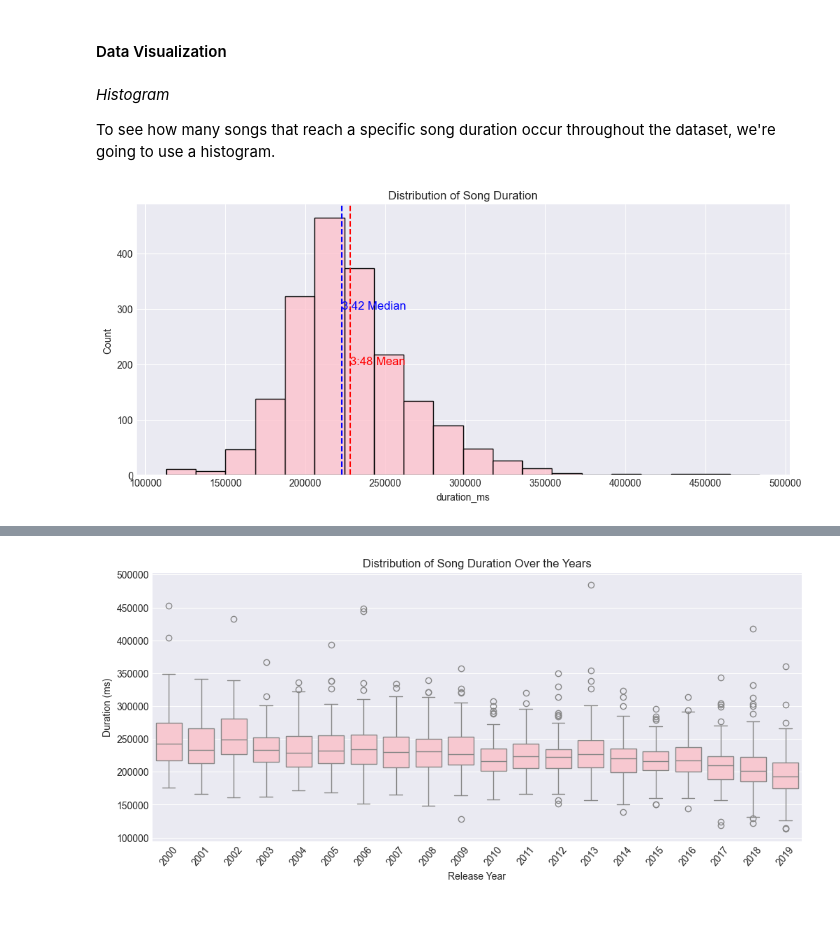
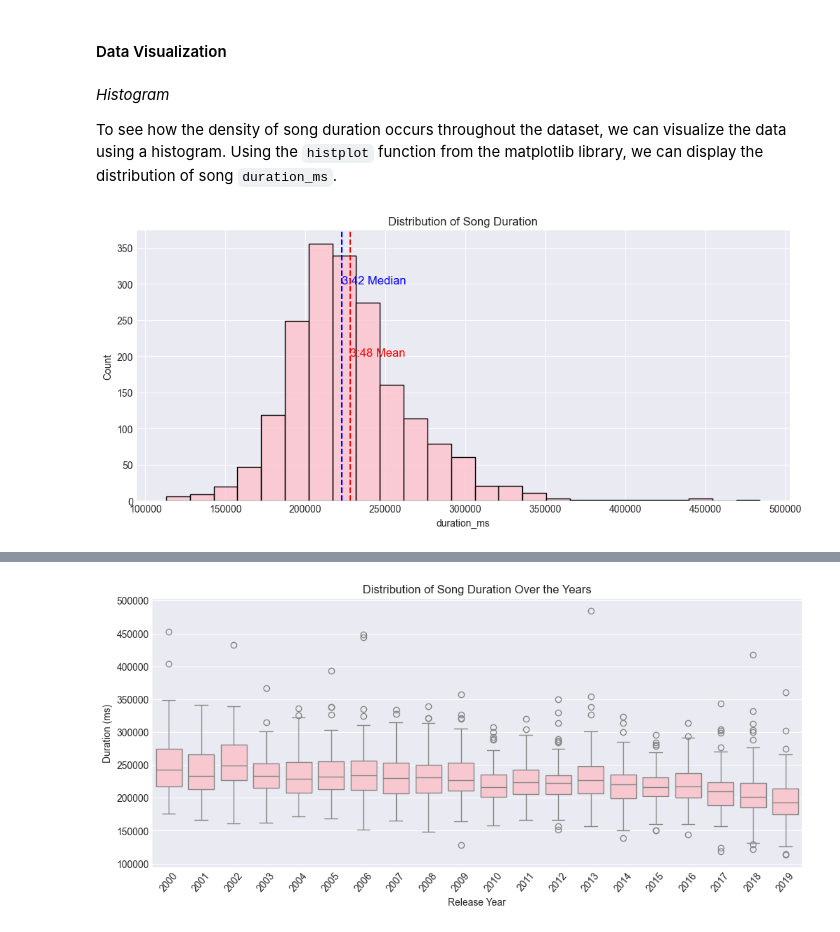
Before and after one commit to angelocguerra/csmodel-casestudy, a Jupyter notebook: MCO1.ipynb, the cells around one changed output, grey strips where cells are left out. Drawn from its saved outputs; the diff is of its cells as text; code cells hidden in the pictures.

```diff
--- a/MCO1.ipynb
+++ b/MCO1.ipynb
@@ -509,24 +504,24 @@ The analysis of song durations for the top hits from 2000 to 2019 provides valua
 # %% [markdown]
 *Histogram*
 
-To see how many songs that reach a specific song duration occur throughout the dataset, we're going to use a histogram.
+To see how the density of song duration occurs throughout the dataset, we can visualize the data using a histogram. Using the `histplot` function from the matplotlib library, we can display the distribution of song `duration_ms`.
 # %%
 # histogram for distribution of song duration
 plt.figure(figsize=(12, 5))
-ax = sb.histplot(data=spotify_df, x='duration_ms', bins=20, color='pink')
+ax = sb.histplot(data=spotify_df, x='duration_ms', bins=25, color='pink')
 
 # add vertical line for mean
 plt.axvline(x = np.mean(spotify_df.duration_ms), color = 'red', linestyle = '--')
 plt.text(x = np.mean(spotify_df.duration_ms) + 0.01, y = 200, s = '3:48 Mean', color = 'red', fontsize = 12)
 
 # add vertical line for median
 plt.axvline(x = np.median(spotify_df.duration_ms), color = 'blue', linestyle = '--')
 plt.text(x = np.median(spotify_df.duration_ms) + 0.01, y = 300, s = '3:42 Median', color = 'blue', fontsize = 12)
 
 # add labels
 plt.title('Distribution of Song Duration')
 
 plt.show()
 # %% [output]
-[figure, old version]
+[figure, new version]
 # %% [markdown]
```
Also changed, not shown: parts of 19 cells of this notebook.
